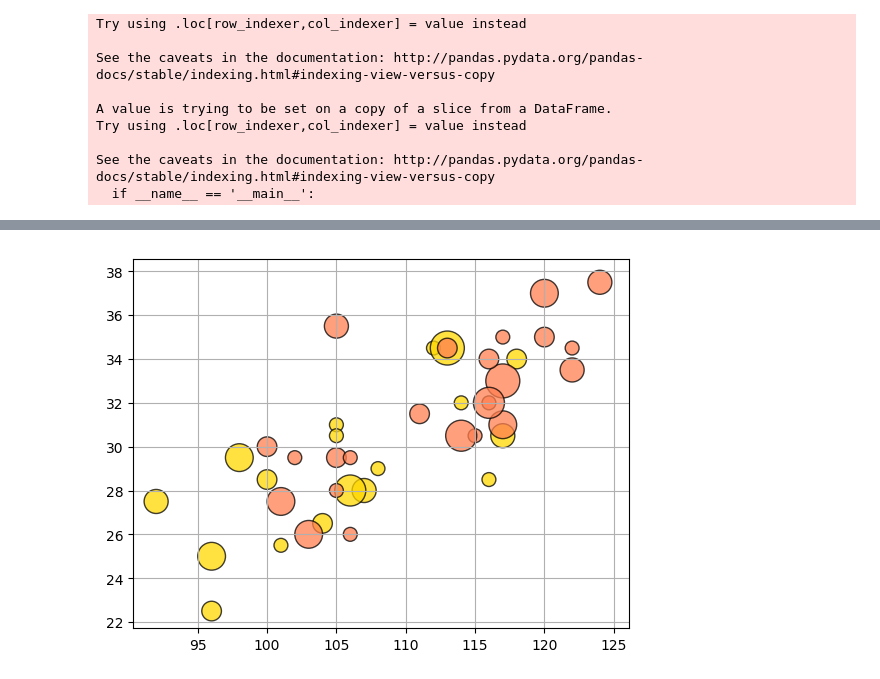
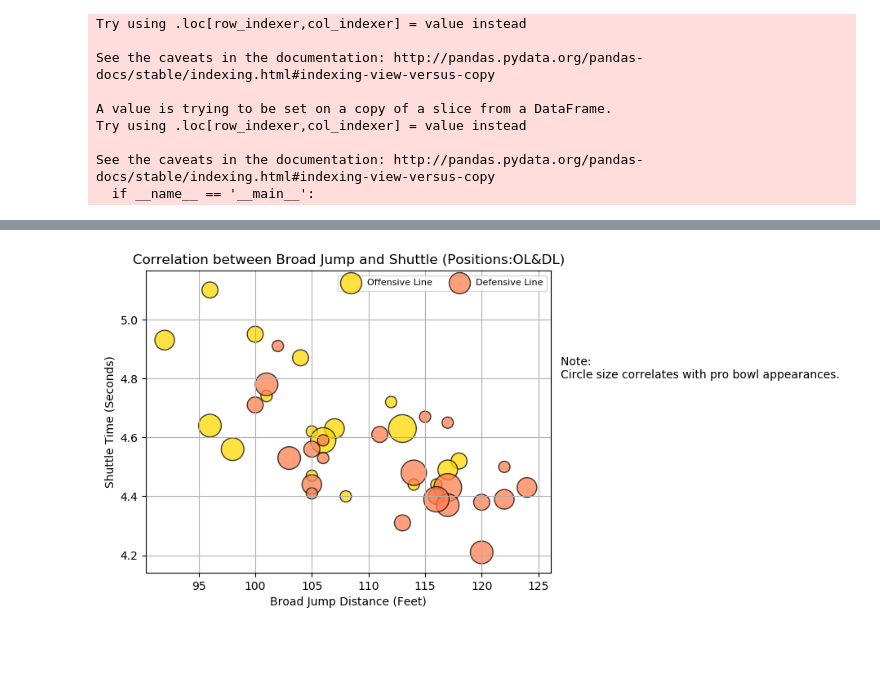
Before and after one commit to lucyhohler/The_Panda_Express, a Jupyter notebook: MasterFile.ipynb, the cells around one changed output, grey strips where cells are left out. Saved outputs shown, nothing was run; the diff lists cells and outputs as text; code cells hidden in the pictures; blank space fills up the shorter version.

Commit message:
Final modificational changes; added graphs; added labels

```diff
--- a/MasterFile.ipynb
+++ b/MasterFile.ipynb
@@ -613,10 +626,28 @@ plt.show()
 # %%
 #Offensive line and defensive line
-plt.scatter(master_OL['Broad Jump'], master_OL['Vertical'], s=master_OL['ProBowl Appearances']*100, color = ['gold'], edgecolor = 'black', alpha = .75)
-plt.scatter(master_DL['Broad Jump'], master_DL['Vertical'], s=master_DL['ProBowl Appearances']*100, color = ['coral'], edgecolor = 'black', alpha = .75)
+OL = plt.scatter(master_OL['Broad Jump'], master_OL['Shuttle'], s=master_OL['ProBowl Appearances']*100, color = ['gold'], edgecolor = 'black', alpha = .75)
+DL = plt.scatter(master_DL['Broad Jump'], master_DL['Shuttle'], s=master_DL['ProBowl Appearances']*100, color = ['coral'], edgecolor = 'black', alpha = .75)
 plt.grid()
+
+#Labeling your graph.
+plt.title('Correlation between Broad Jump and Shuttle (Positions:OL&DL)')
+plt.xlabel('Broad Jump Distance (Feet)')
+plt.ylabel('Shuttle Time (Seconds)')
+
+plt.legend((OL,DL),
+           ('Offensive Line','Defensive Line'),
+           scatterpoints=1,
+           loc='upper right',
+           ncol=3,
+           fontsize=8)
+
+plt.text(127,4.8,"Note: \nCircle size correlates with pro bowl appearances.", fontsize = 10)
 
 #Observations; There is a CLEAR correlation between broad jump distance and defensive line pro bowl appearances;
 #NOTE: Find an additional drill to pair with broad jump to see if there are correlations
+
+
+plt.savefig('OL_DL_BroadJump_Shuttle')
+plt.show()
 # %% [output]
-[figure, old version]
+[figure, new version]
```
Also changed, not shown: parts of 19 cells of this notebook, 13 other files.
